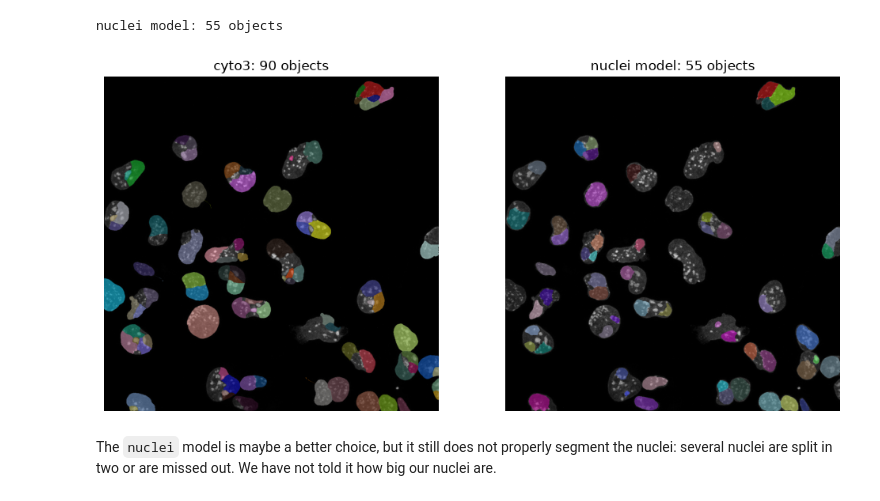
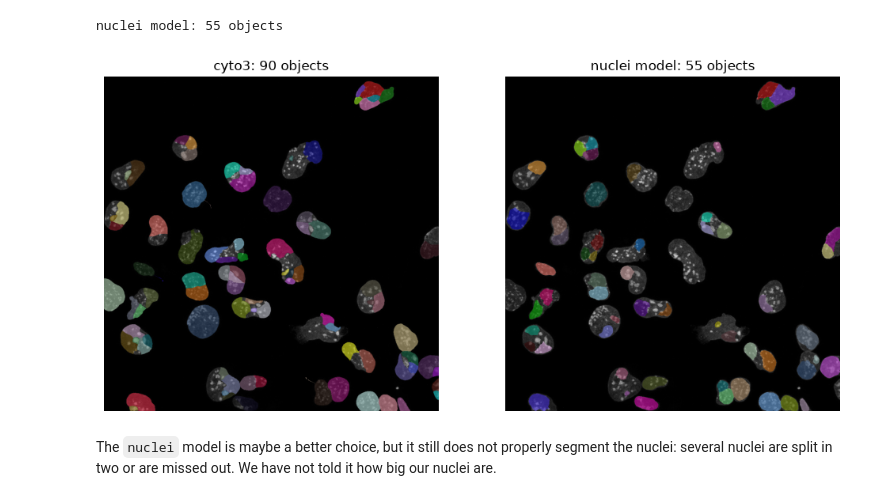
Before and after one commit to NL-BioImaging/NL-BioImageAnalysis-course2026, a Jupyter notebook: day_2/deep_learning/02_cellpose.ipynb, the cells around one changed output. Cells and saved outputs as stored; diff of their text form; code cells hidden in the pictures.

```diff
--- a/day_2/deep_learning/02_cellpose.ipynb
+++ b/day_2/deep_learning/02_cellpose.ipynb
@@ -151,20 +153,20 @@ nuclei model: 55 objects
 # %%
 fig, axs = plt.subplots(1, 2, figsize=(12, 6))
 _ = axs[0].imshow(img_nuclei, cmap="gray")
 
 masks_cyto_masked = np.ma.masked_where(masks_cyto == 0, masks_cyto)
-_ = axs[0].imshow(masks_cyto_masked, cmap=cc.cm.glasbey_bw, alpha=0.5)
+_ = axs[0].imshow(masks_cyto_masked, cmap=cc.cm.glasbey_bw, alpha=0.5,vmax=255)
 _ = axs[0].set_title(f"cyto3: {masks_cyto.max()} objects")
 
 masks_nuc_default_masked = np.ma.masked_where(masks_nuc_default == 0, masks_nuc_default)
 
 _ = axs[1].imshow(img_nuclei, cmap="gray")
-_ = axs[1].imshow(masks_nuc_default_masked, cmap=cc.cm.glasbey, alpha=0.5)
+_ = axs[1].imshow(masks_nuc_default_masked, cmap=cc.cm.glasbey, alpha=0.5, vmax=255)
 _ = axs[1].set_title(f"nuclei model: {masks_nuc_default.max()} objects")
 for ax in axs:
     _ = ax.axis("off")
 # %% [output]
-[figure, old version]
+[figure, new version]
 # %% [markdown]
 The `nuclei` model is maybe a better choice, but it still does not properly segment the nuclei:
 several nuclei are split in two or are missed out. We have not told it how big our
```
Also changed, not shown: parts of 5 cells of this notebook, 4 other files.
